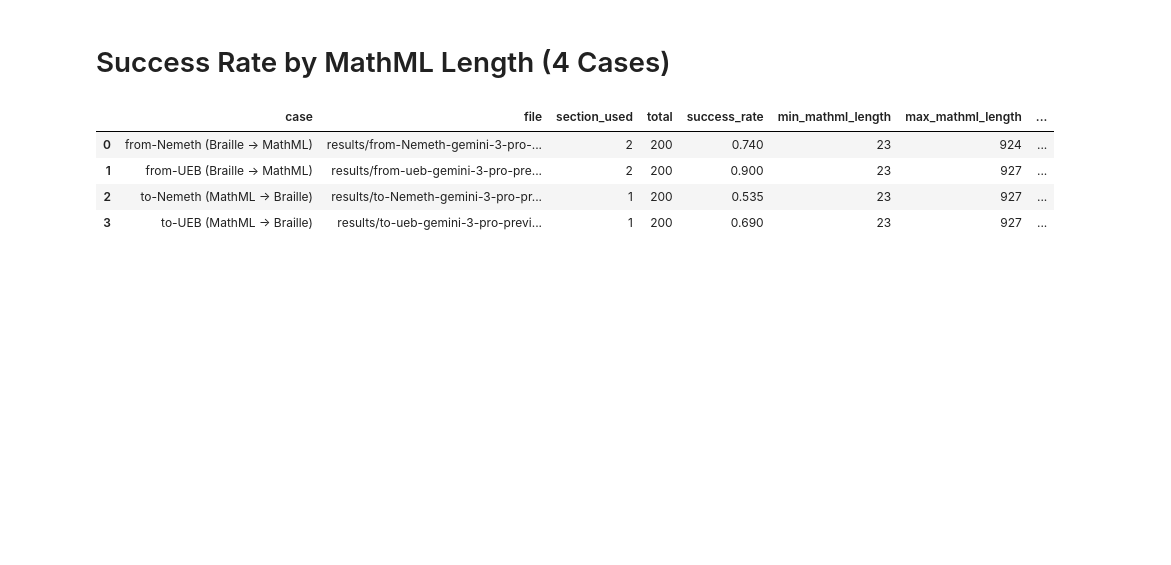
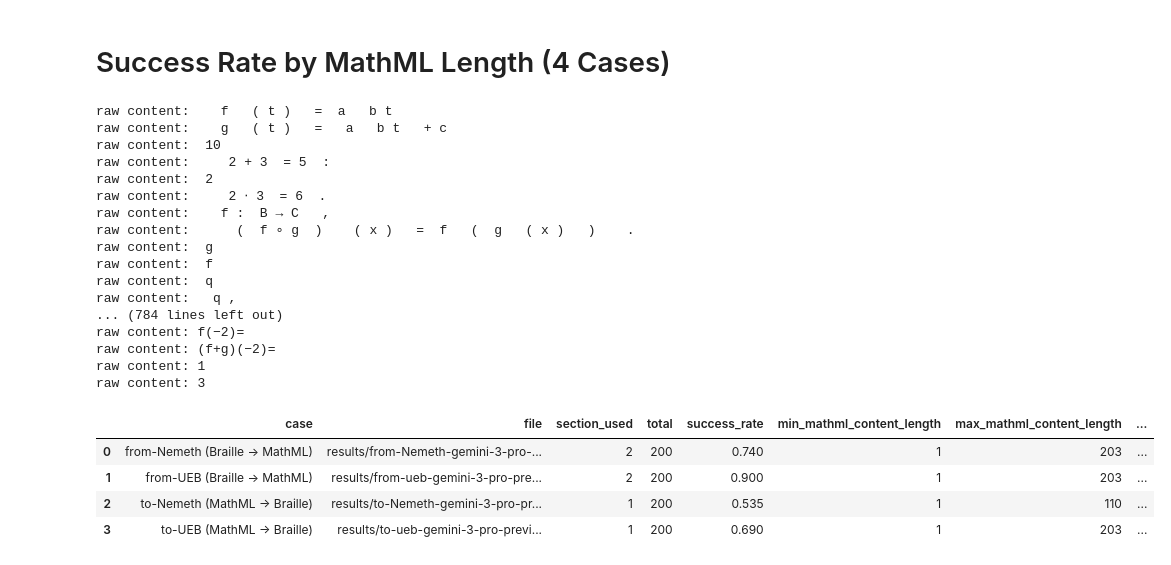
Before and after one commit to NSoiffer/MathMLData, a Jupyter notebook: success_rate_by_length.ipynb, the cells around one changed output. Cells and saved outputs as stored; diff of their text form; code cells hidden in the pictures; blank space fills up the shorter version.

```diff
--- a/success_rate_by_length.ipynb
+++ b/success_rate_by_length.ipynb
@@ -94,6 +96,12 @@ def parse_rows(filepath: str, prefer_normalized_section: bool):
     return rows, section_used
 
 
+def mathml_to_text_content(mathml: str) -> str:
+    root = ET.fromstring(mathml)
+    result = "".join(root.itertext())
+    print("raw content:", result)
+    return result
+
 def build_dataframe(specs):
     rows = []
 
@@ -107,6 +115,7 @@ def build_dataframe(specs):
         for result in selected_rows:
             mathml = result[spec["mathml_field"]]
             braille = result[spec["braille_field"]]
+            mathml_text_content = mathml_to_text_content(mathml)
 
             rows.append(
                 {
@@ -115,7 +124,8 @@ def build_dataframe(specs):
                     "section_used": section_used,
                     "is_success": result["is_success"],
                     "mathml": mathml,
-                    "mathml_length": len(mathml),
+                    "mathml_content": mathml_text_content,
+                    "mathml_content_length": len(mathml_text_content),
                     "braille": braille,
                     "braille_length": len(braille),
                 }
@@ -125,26 +135,43 @@ def build_dataframe(specs):
 # %%
 df = build_dataframe(RESULT_SPECS)
 
 case_order = [spec["case"] for spec in RESULT_SPECS]
 
 # Sanity check summary per file/case
 summary_overall = (
     df.groupby(["case", "file", "section_used"], as_index=False)
       .agg(
           total=("is_success", "size"),
           success_rate=("is_success", "mean"),
-          min_mathml_length=("mathml_length", "min"),
-          max_mathml_length=("mathml_length", "max"),
+          min_mathml_content_length=("mathml_content_length", "min"),
+          max_mathml_content_length=("mathml_content_length", "max"),
           min_braille_length=("braille_length", "min"),
           max_braille_length=("braille_length", "max"),
       )
 )
 summary_overall["success_rate_pct"] = summary_overall["success_rate"] * 100
 display(summary_overall)
 # %% [output]
+raw content:    f ⁡  ( t )   =  a ⁢  b t
+raw content:    g ⁡  ( t )   =   a ⁢  b t   + c
+raw content:  10
+raw content:     2 + 3  = 5  :
+raw content:  2
+raw content:     2 ⋅ 3  = 6  .
+raw content:    f :  B → C   ,
+raw content:      (  f ∘ g  )  ⁢  ( x )   =  f ⁡  (  g ⁡  ( x )   )    .
+raw content:  g
+raw content:  f
+raw content:  q
+raw content:   q ,
+... (784 lines left out)
+raw content: f(−2)=
+raw content: (f+g)(−2)=
+raw content: 1
+raw content: 3
-|  | case | file | section_used | total | success_rate | min_mathml_length | max_mathml_length | ... |
-| 0 | from-Nemeth (Braille -> MathML) | results/from-Nemeth-gemini-3-pro-... | 2 | 200 | 0.740 | 23 | 924 | ... |
-| 1 | from-UEB (Braille -> MathML) | results/from-ueb-gemini-3-pro-pre... | 2 | 200 | 0.900 | 23 | 927 | ... |
-| 2 | to-Nemeth (MathML -> Braille) | results/to-Nemeth-gemini-3-pro-pr... | 1 | 200 | 0.535 | 23 | 927 | ... |
-| 3 | to-UEB (MathML -> Braille) | results/to-ueb-gemini-3-pro-previ... | 1 | 200 | 0.690 | 23 | 927 | ... |
+|  | case | file | section_used | total | success_rate | min_mathml_content_length | max_mathml_content_length | ... |
+| 0 | from-Nemeth (Braille -> MathML) | results/from-Nemeth-gemini-3-pro-... | 2 | 200 | 0.740 | 1 | 203 | ... |
+| 1 | from-UEB (Braille -> MathML) | results/from-ueb-gemini-3-pro-pre... | 2 | 200 | 0.900 | 1 | 203 | ... |
+| 2 | to-Nemeth (MathML -> Braille) | results/to-Nemeth-gemini-3-pro-pr... | 1 | 200 | 0.535 | 1 | 110 | ... |
+| 3 | to-UEB (MathML -> Braille) | results/to-ueb-gemini-3-pro-previ... | 1 | 200 | 0.690 | 1 | 203 | ... |
 # %%
```
Also changed, not shown: parts of 5 cells of this notebook.
